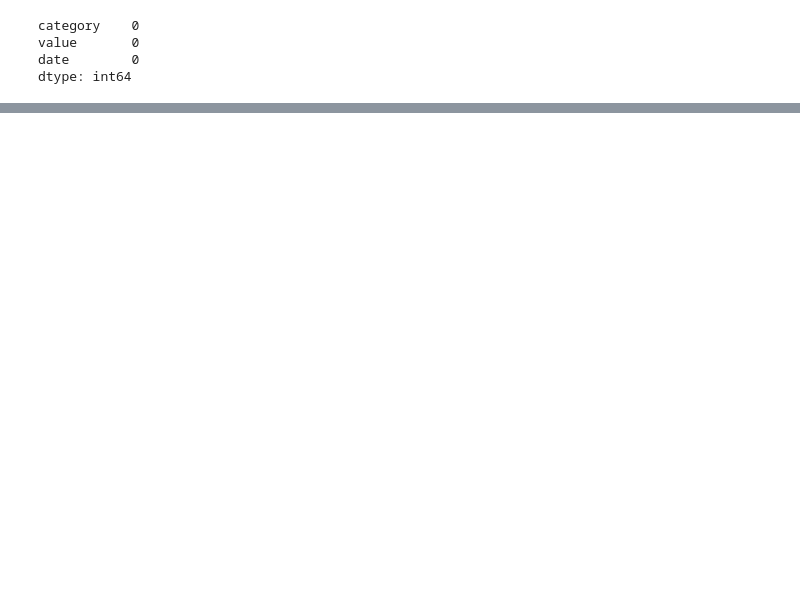
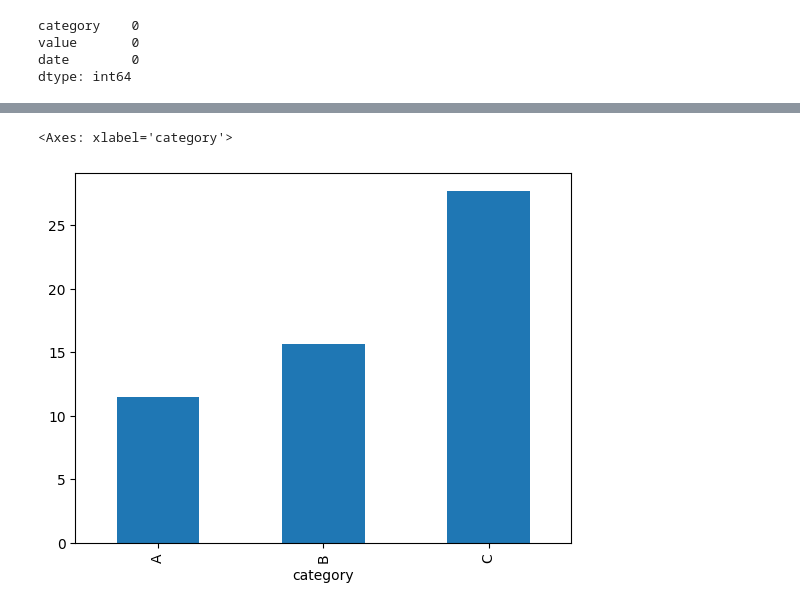
Before and after one commit to AlbertSu47/bootcamp_Albert_Su, a Jupyter notebook: project/notebooks/hw03_python_fundamentals.ipynb, the cells around one changed output, grey strips where cells are left out. Saved outputs shown, nothing was run; the diff lists cells and outputs as text; code cells hidden in the pictures; blank space fills up the shorter version.

```diff
--- a/project/notebooks/hw03_python_fundamentals.ipynb
+++ b/project/notebooks/hw03_python_fundamentals.ipynb
@@ -106,0 +116,7 @@ dtype: int64
+# %%
+group_mean = df.groupby("category")["value"].mean()
+
+group_mean.plot(kind="bar")
+# %% [output]
+<Axes: xlabel='category'>
+[figure, added]
```
Also changed, not shown: parts of 5 cells of this notebook, 3 other files.
